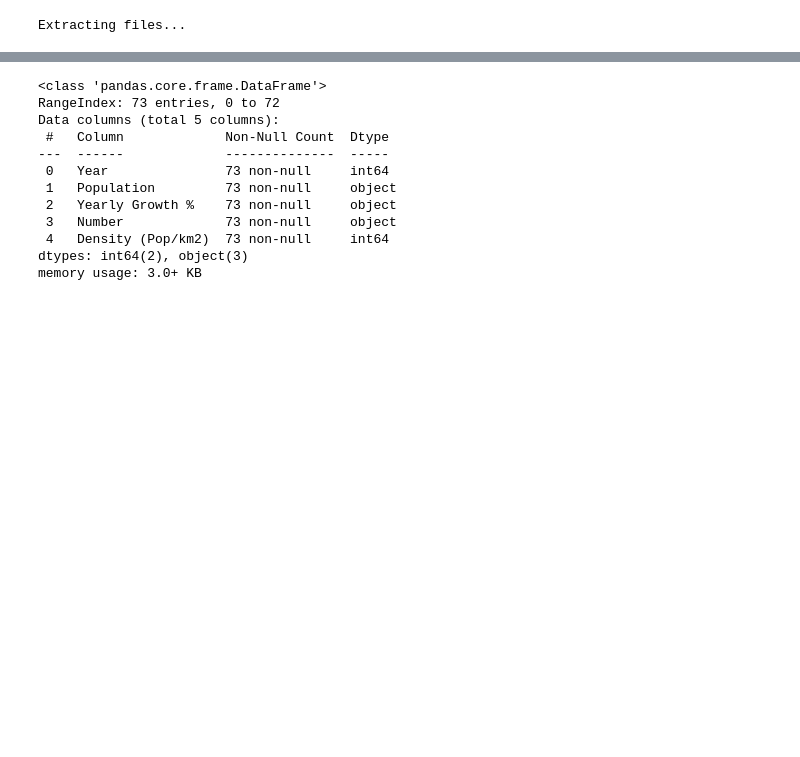
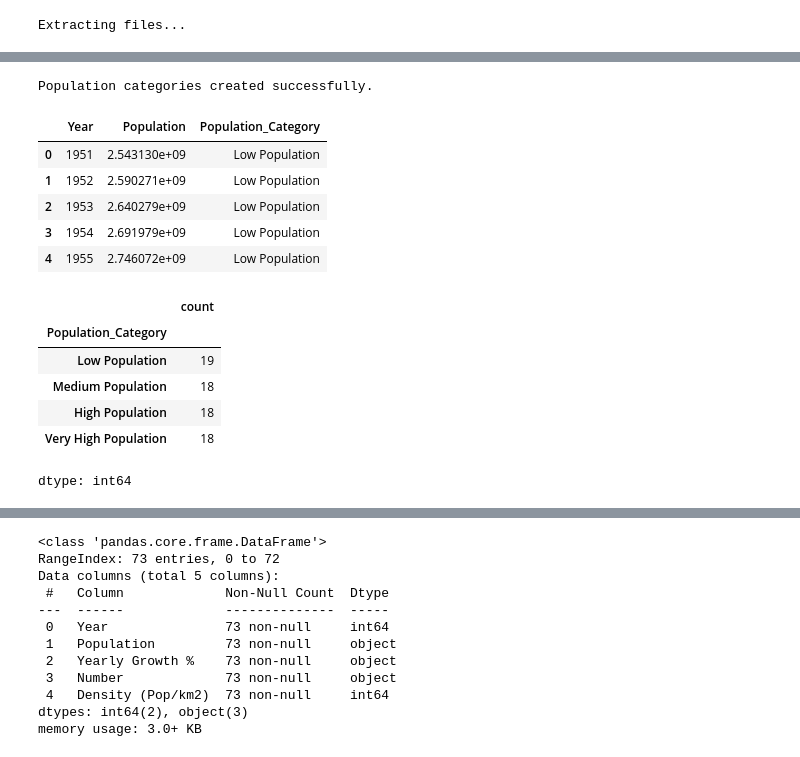
Before and after one commit to Anast2007/Assignment-AIML, a Jupyter notebook: area.ipynb, the cells around one changed output, grey strips where cells are left out. Cells and saved outputs as stored; diff of their text form; code cells hidden in the pictures; blank space fills up the shorter version.

```diff
--- a/area.ipynb
+++ b/area.ipynb
@@ -8,0 +77,6 @@ Extracting files...
+# %%
+import kagglehub
+
+# Download the dataset
+path = kagglehub.dataset_download("maheshmani13/world-population-growth")
+print(f"Dataset downloaded to: {path}")
@@ -8,0 +87,12 @@ Extracting files...
+# %%
+import pandas as pd
+import os
+
+# Define the path to the CSV file using the downloaded dataset path
+file_path = os.path.join(path, 'World Population Growth.csv')
+
+# Load the CSV file into a pandas DataFrame
+df = pd.read_csv(file_path)
+
+print("DataFrame loaded successfully. First 5 rows:")
+display(df.head())
@@ -8,0 +107,7 @@ Extracting files...
+# %%
+df['Population'] = df['Population'].str.replace(',', '').astype(float)
+df['Number'] = df['Number'].str.replace(',', '').astype(float)
+df['Yearly Growth %'] = df['Yearly Growth %'].str.replace('%', '').astype(float) / 100
+
+print("Data types after cleaning:")
+df.info()
@@ -8,0 +287,34 @@ Extracting files...
+# %%
+# Define population bins based on quartiles and other meaningful thresholds
+bins = [
+    df['Population'].min(),             # Smallest population
+    df['Population'].quantile(0.25),    # First Quartile (25th percentile)
+    df['Population'].quantile(0.50),    # Median (50th percentile)
+    df['Population'].quantile(0.75),    # Third Quartile (75th percentile)
+    df['Population'].max() + 1e9        # Largest population + a buffer
+]
+
+# Define labels for the bins
+labels = ['Low Population', 'Medium Population', 'High Population', 'Very High Population']
+
+# Create a new categorical column 'Population_Category'
+df['Population_Category'] = pd.cut(df['Population'], bins=bins, labels=labels, include_lowest=True)
+
+print("Population categories created successfully.")
+display(df[['Year', 'Population', 'Population_Category']].head())
+display(df['Population_Category'].value_counts())
+# %% [output]
+Population categories created successfully.
+|  | Year | Population | Population_Category |
+| 0 | 1951 | 2.543130e+09 | Low Population |
+| 1 | 1952 | 2.590271e+09 | Low Population |
+| 2 | 1953 | 2.640279e+09 | Low Population |
+| 3 | 1954 | 2.691979e+09 | Low Population |
+| 4 | 1955 | 2.746072e+09 | Low Population |
+|  | count |
+| Population_Category |  |
+| Low Population | 19 |
+| Medium Population | 18 |
+| High Population | 18 |
+| Very High Population | 18 |
+dtype: int64
```
Also changed, not shown: parts of 23 cells of this notebook.
